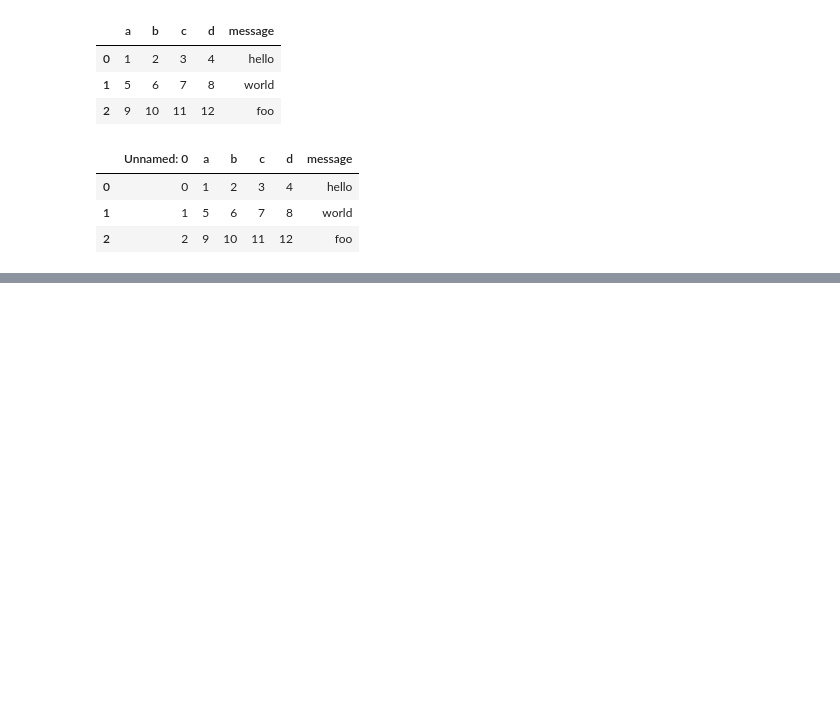
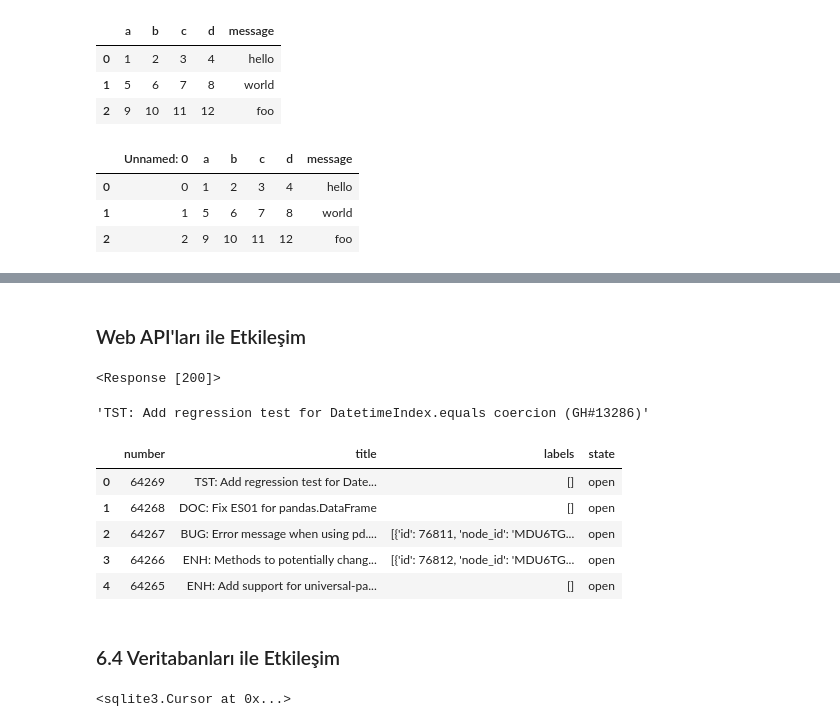
Before and after one commit to Safiye-alaca/Python-for-Data-Analysis, a Jupyter notebook: Chapter_altı.ipynb, the cells around one changed output, grey strips where cells are left out. Cells and saved outputs as stored; diff of their text form; code cells hidden in the pictures; blank space fills up the shorter version.

```diff
--- a/XMLandHTML.ipynb
+++ b/Chapter_altı.ipynb
@@ -120,0 +187,2 @@ writer.close()
+# %% [markdown]
+### Web API'ları ile Etkileşim
@@ -120,0 +191,4 @@ writer.close()
+# %%
+url = "https://api.github.com/repos/pandas-dev/pandas/issues"
+# %%
+resp = requests.get(url)
@@ -120,0 +197,23 @@ writer.close()
+# %%
+resp
+# %% [output]
+<Response [200]>
+# %%
+data = resp.json()
+# %%
+data[0]["title"]
+# %% [output]
+'TST: Add regression test for DatetimeIndex.equals coercion (GH#13286)'
+# %%
+issues = pd.DataFrame(data, columns=["number", "title", "labels", "state"])
+# %%
+issues.head()
+# %% [output]
+|  | number | title | labels | state |
+| 0 | 64269 | TST: Add regression test for Date... | [] | open |
+| 1 | 64268 | DOC: Fix ES01 for pandas.DataFrame | [] | open |
+| 2 | 64267 | BUG: Error message when using pd.... | [{'id': 76811, 'node_id': 'MDU6TG... | open |
+| 3 | 64266 | ENH: Methods to potentially chang... | [{'id': 76812, 'node_id': 'MDU6TG... | open |
+| 4 | 64265 | ENH: Add support for universal-pa... | [] | open |
+# %% [markdown]
+### 6.4 Veritabanları ile Etkileşim
@@ -120,0 +226,4 @@ writer.close()
+# %%
+can.execute(query)
+# %% [output]
+<sqlite3.Cursor at 0x...>
```
Also changed, not shown: parts of 26 cells of this notebook, 2 other files.
